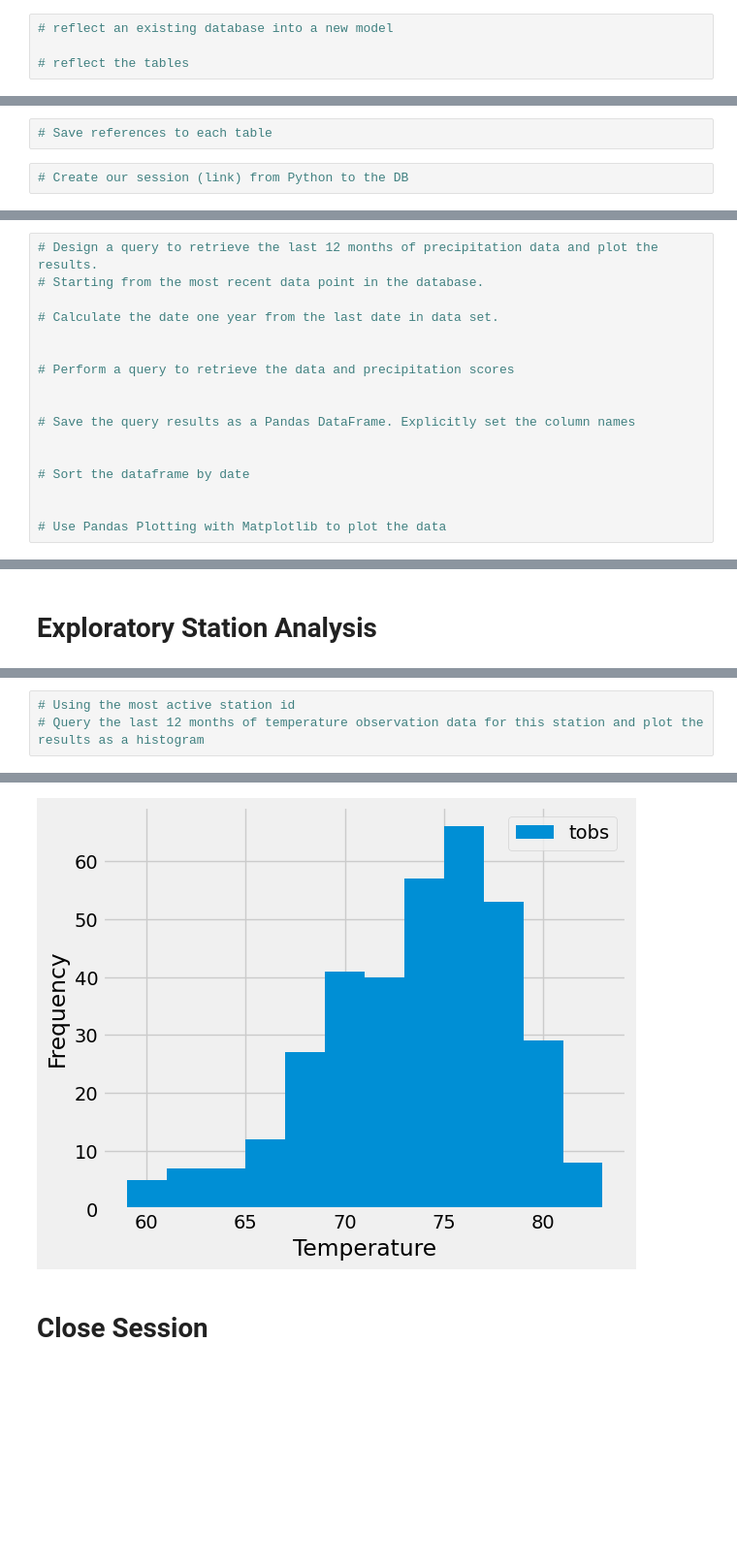
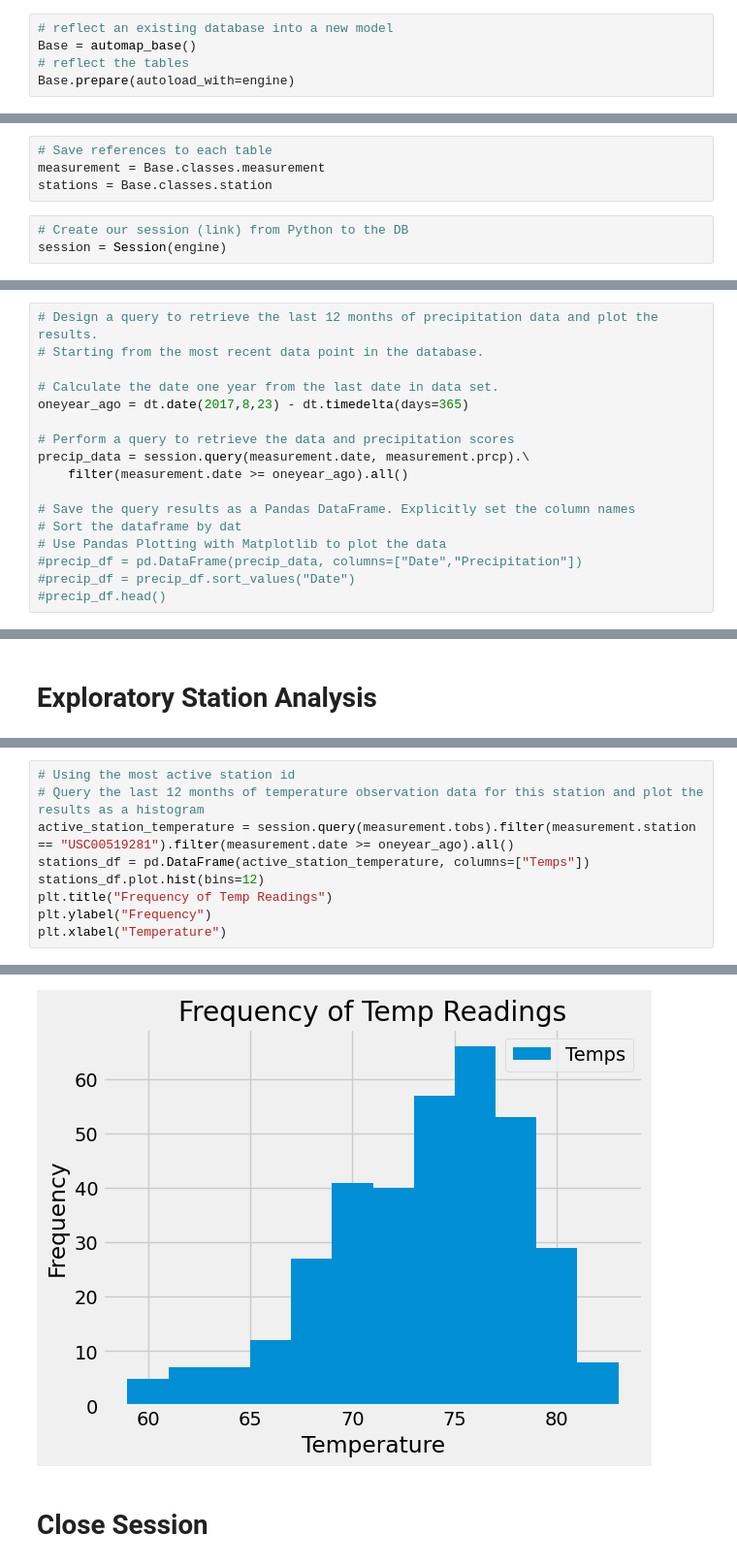
Before and after one commit to noorzakii/sqlalchemy-challenge, a Jupyter notebook: Surfs Up/climate_starter.ipynb, the cells around one changed output, grey strips where cells are left out. Shown at 97% size. Drawn from its saved outputs; the diff is of its cells as text; blank space fills up the shorter version.

```diff
--- a/Surfs Up/climate_starter.ipynb
+++ b/Surfs Up/climate_starter.ipynb
@@ -20,7 +20,8 @@ from sqlalchemy import create_engine, func
 engine = create_engine("sqlite:///Resources/hawaii.sqlite")
 # %%
 # reflect an existing database into a new model
-
+Base = automap_base()
 # reflect the tables
+Base.prepare(autoload_with=engine)
 # %%
 # View all of the classes that automap found
@@ -28,8 +30,11 @@ engine = create_engine("sqlite:///Resources/hawaii.sqlite")
 ['measurement', 'station']
 # %%
 # Save references to each table
+measurement = Base.classes.measurement
+stations = Base.classes.station
 # %%
 # Create our session (link) from Python to the DB
+session = Session(engine)
 # %% [markdown]
 # Exploratory Precipitation Analysis
 # %%
@@ -41,15 +47,15 @@ engine = create_engine("sqlite:///Resources/hawaii.sqlite")
 # Starting from the most recent data point in the database.
 
 # Calculate the date one year from the last date in data set.
-
+oneyear_ago = dt.date(2017,8,23) - dt.timedelta(days=365)
 
 # Perform a query to retrieve the data and precipitation scores
-
+precip_data = session.query(measurement.date, measurement.prcp).\
+    filter(measurement.date >= oneyear_ago).all()
 
 # Save the query results as a Pandas DataFrame. Explicitly set the column names
-
-
-# Sort the dataframe by date
-
-
+# Sort the dataframe by dat
 # Use Pandas Plotting with Matplotlib to plot the data
+#precip_df = pd.DataFrame(precip_data, columns=["Date","Precipitation"])
+#precip_df = precip_df.sort_values("Date")
+#precip_df.head()
@@ -94,4 +123,10 @@ Text(0, 0.5, 'Inches')
 # %%
 # Using the most active station id
 # Query the last 12 months of temperature observation data for this station and plot the results as a histogram
+active_station_temperature = session.query(measurement.tobs).filter(measurement.station == "USC00519281").filter(measurement.date >= oneyear_ago).all()
+stations_df = pd.DataFrame(active_station_temperature, columns=["Temps"])
+stations_df.plot.hist(bins=12)
+plt.title("Frequency of Temp Readings")
+plt.ylabel("Frequency")
+plt.xlabel("Temperature")
 # %% [output]
@@ -99,4 +134,4 @@ Text(0.5, 4.183333333333314, 'Temperature')
-[figure, old version]
+[figure, new version]
 # %% [markdown]
 # Close Session
 # %%
```
Also changed, not shown: parts of 11 cells of this notebook, 2 other files.
